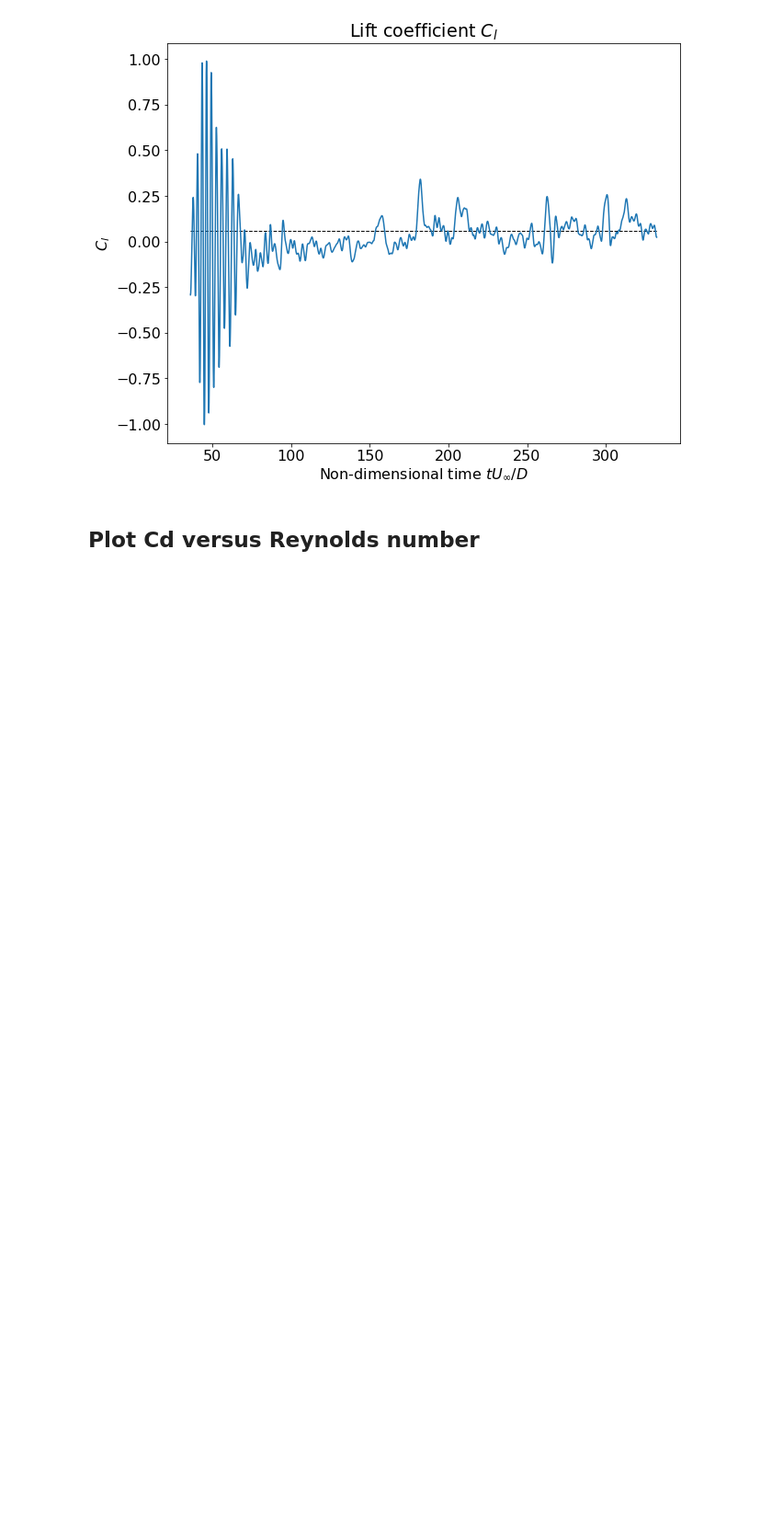
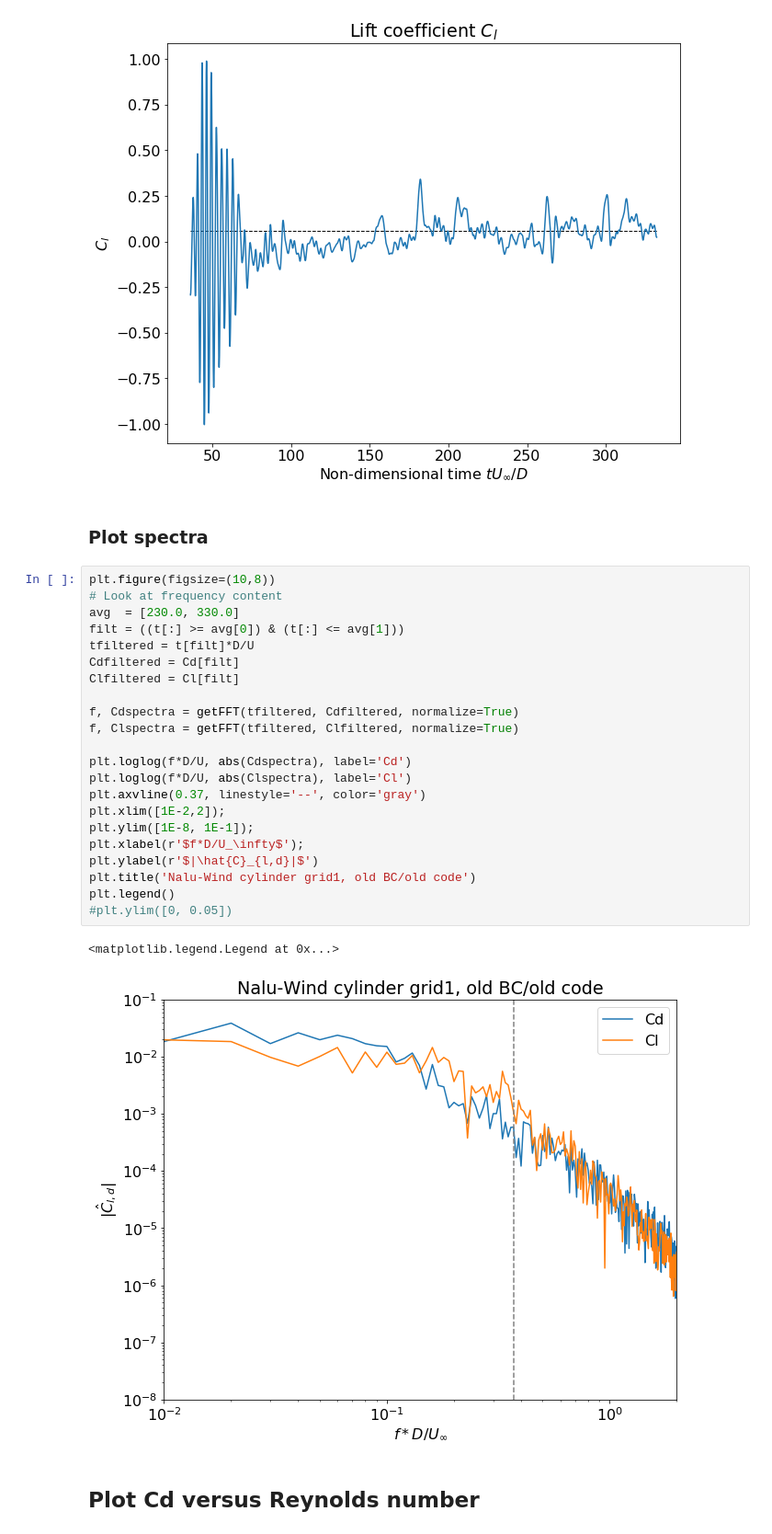
Before and after one commit to Exawind/iddes, a Jupyter notebook: cylinder/cylgrid1_sst_iddes_01/plotForces.ipynb, the cells around one changed output. Shown at 92% size. Cells and saved outputs as stored; diff of their text form; blank space fills up the shorter version.

Commit message:
Update cylinder forces notebook with spectra

```diff
--- a/cylinder/cylgrid1_sst_iddes_01/plotForces.ipynb
+++ b/cylinder/cylgrid1_sst_iddes_01/plotForces.ipynb
@@ -71,6 +104,33 @@ plt.ylabel('$C_l$')
 plt.title('Lift coefficient $C_l$');
 # %% [output]
 [figure]
+# %% [markdown]
+### Plot spectra
+# %%
+plt.figure(figsize=(10,8))
+# Look at frequency content
+avg  = [230.0, 330.0]
+filt = ((t[:] >= avg[0]) & (t[:] <= avg[1]))
+tfiltered = t[filt]*D/U
+Cdfiltered = Cd[filt]
+Clfiltered = Cl[filt]
+
+f, Cdspectra = getFFT(tfiltered, Cdfiltered, normalize=True)
+f, Clspectra = getFFT(tfiltered, Clfiltered, normalize=True)
+
+plt.loglog(f*D/U, abs(Cdspectra), label='Cd')
+plt.loglog(f*D/U, abs(Clspectra), label='Cl')
+plt.axvline(0.37, linestyle='--', color='gray')
+plt.xlim([1E-2,2]);
+plt.ylim([1E-8, 1E-1]);
+plt.xlabel(r'$f*D/U_\infty$');
+plt.ylabel(r'$|\hat{C}_{l,d}|$')
+plt.title('Nalu-Wind cylinder grid1, old BC/old code')
+plt.legend()
+#plt.ylim([0, 0.05])
+# %% [output]
+<matplotlib.legend.Legend at 0x...>
+[figure, added]
 # %% [markdown]
 ## Plot Cd versus Reynolds number
 # %%
```
Also changed, not shown: parts of 2 cells of this notebook, 1 other file.
